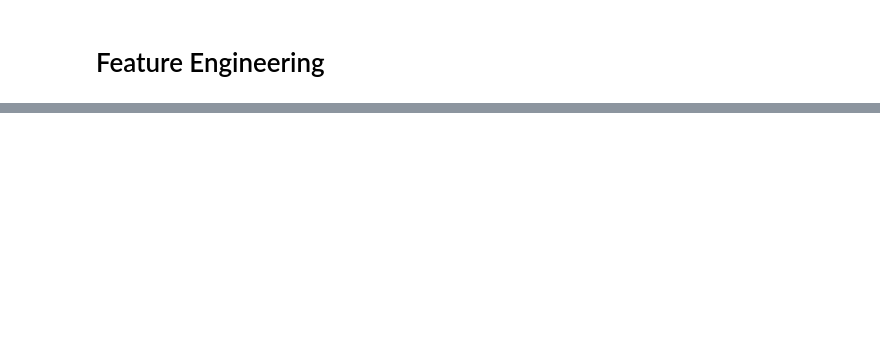
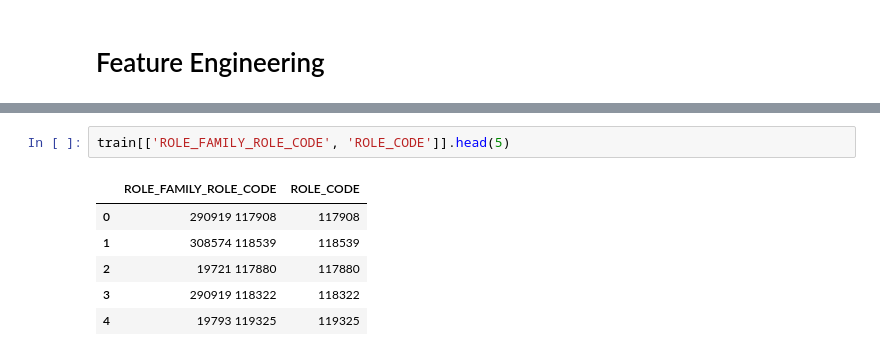
Before and after one commit to SmithaUpadhyaya/employee_access_resource_classifier, a Jupyter notebook: notebooks/eda.ipynb, the cells around one changed output, grey strips where cells are left out. Drawn from its saved outputs; the diff is of its cells as text; blank space fills up the shorter version.

```diff
--- a/notebooks/eda.ipynb
+++ b/notebooks/eda.ipynb
@@ -736,0 +791,9 @@ from src.models.feature_eng.TE_KFold import KFoldTargetEncoder
+# %%
+train[['ROLE_FAMILY_ROLE_CODE', 'ROLE_CODE']].head(5)
+# %% [output]
+|  | ROLE_FAMILY_ROLE_CODE | ROLE_CODE |
+| 0 | 290919 117908 | 117908 |
+| 1 | 308574 118539 | 118539 |
+| 2 | 19721 117880 | 117880 |
+| 3 | 290919 118322 | 118322 |
+| 4 | 19793 119325 | 119325 |
```
Also changed, not shown: parts of 26 cells of this notebook, 11 other files.
